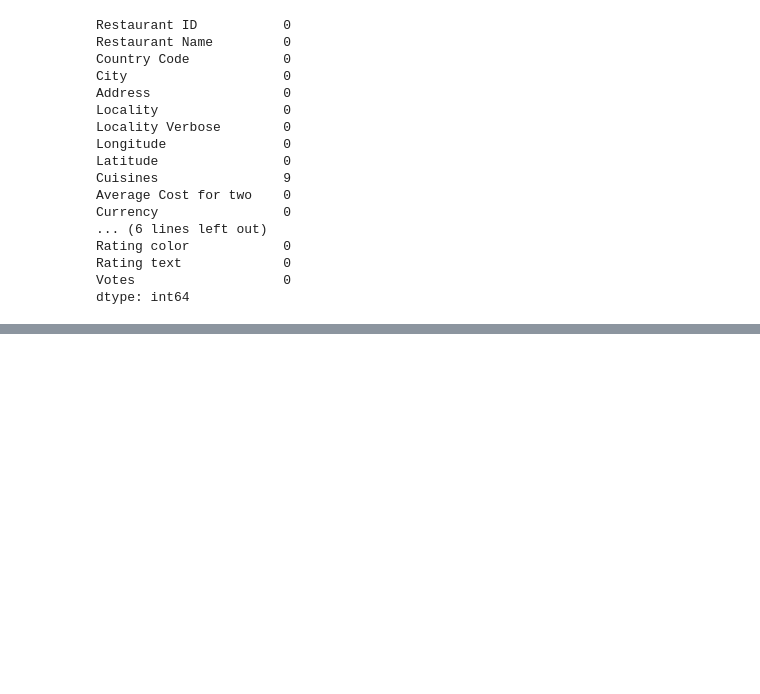
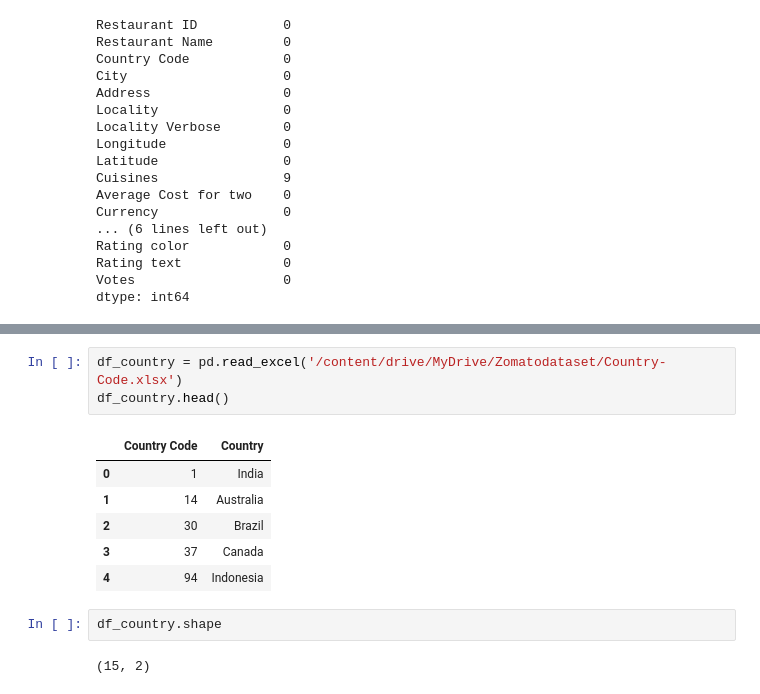
Before and after one commit to ZainDataS/EDAonZomatoDataset, a Jupyter notebook: Zomato_Dataset_EDA.ipynb, the cells around one changed output, grey strips where cells are left out. Cells and saved outputs as stored; diff of their text form; blank space fills up the shorter version.

```diff
--- a/Zomato_Dataset_EDA.ipynb
+++ b/Zomato_Dataset_EDA.ipynb
@@ -88,0 +94,14 @@ dtype: int64
+# %%
+df_country = pd.read_excel('/content/drive/MyDrive/Zomatodataset/Country-Code.xlsx')
+df_country.head()
+# %% [output]
+|  | Country Code | Country |
+| 0 | 1 | India |
+| 1 | 14 | Australia |
+| 2 | 30 | Brazil |
+| 3 | 37 | Canada |
+| 4 | 94 | Indonesia |
+# %%
+df_country.shape
+# %% [output]
+(15, 2)
```
Also changed, not shown: parts of 10 cells of this notebook.
